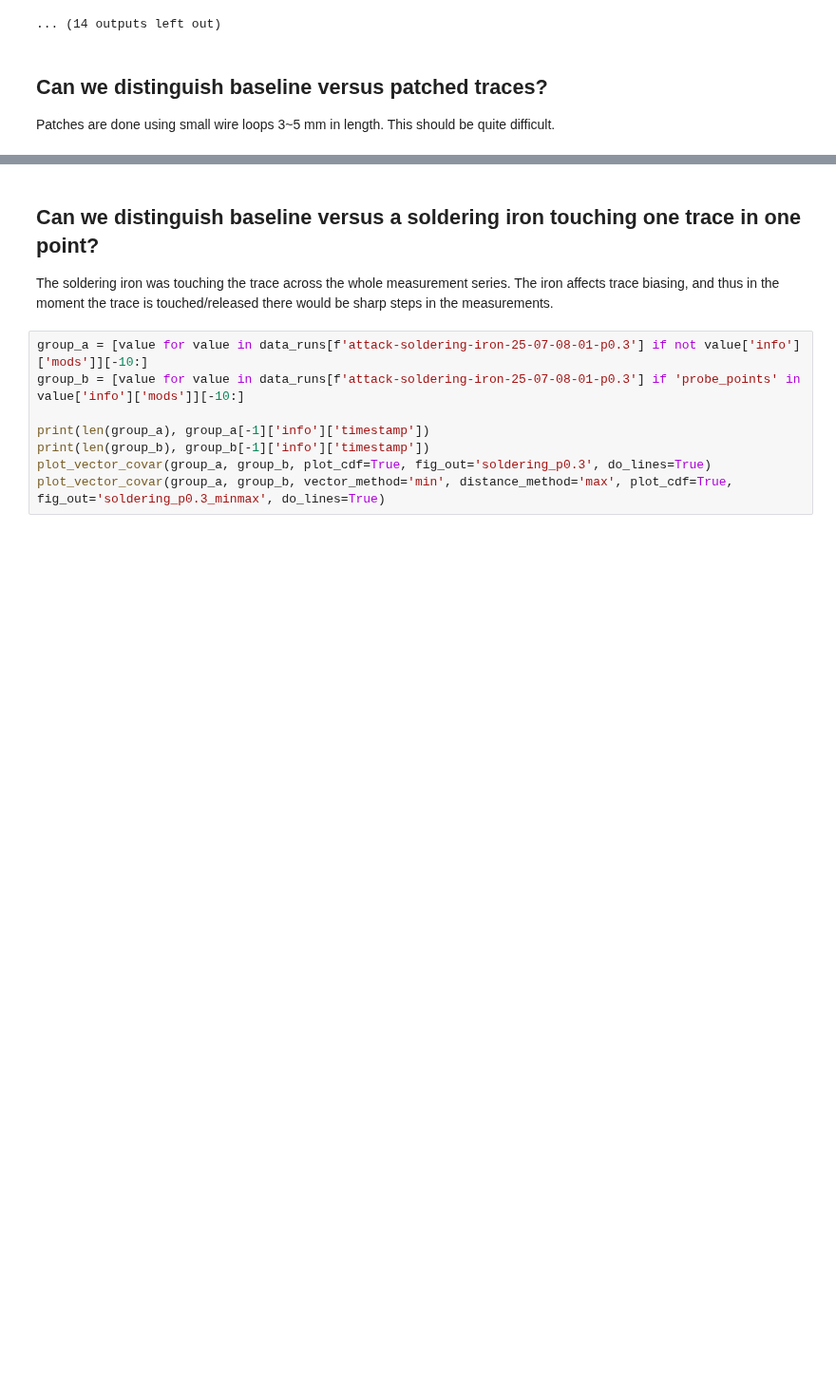
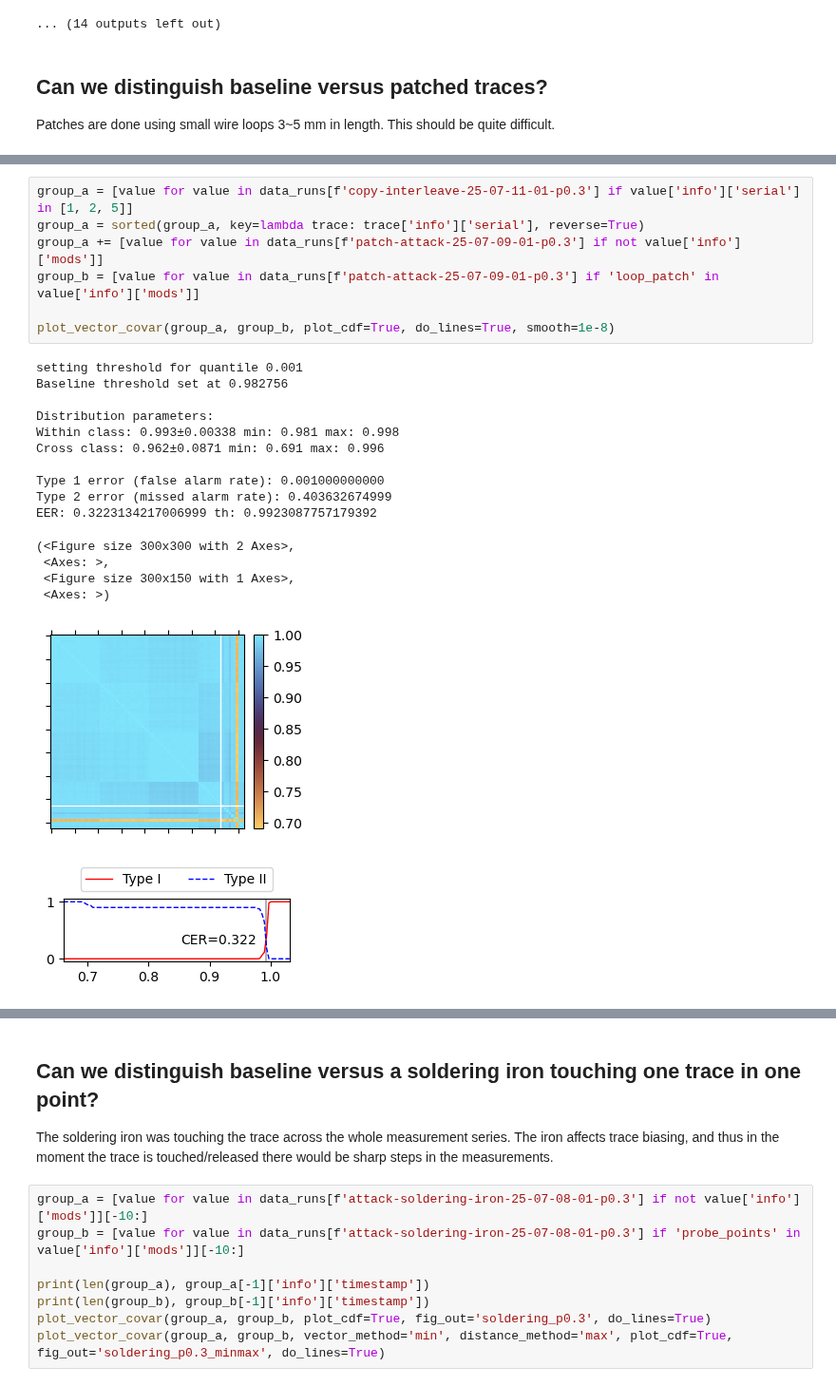
Before and after one commit to jaseg/sampling-mesh-monitor, a Jupyter notebook: jupyter_notebooks/classifier_tests.ipynb, the cells around one changed output, grey strips where cells are left out. Shown at 95% size. Drawn from its saved outputs; the diff is of its cells as text; blank space fills up the shorter version.

```diff
--- a/jupyter_notebooks/classifier_tests.ipynb
+++ b/jupyter_notebooks/classifier_tests.ipynb
@@ -1302,3 +1326,27 @@ EER: 0.12000000000000001 th: 0.4415850066114029
 [figure]
 [figure]
 [figure]
+# %%
+group_a = [value for value in data_runs[f'copy-interleave-25-07-11-01-p0.3'] if value['info']['serial'] in [1, 2, 5]]
+group_a = sorted(group_a, key=lambda trace: trace['info']['serial'], reverse=True)
+group_a += [value for value in data_runs[f'patch-attack-25-07-09-01-p0.3'] if not value['info']['mods']]
+group_b = [value for value in data_runs[f'patch-attack-25-07-09-01-p0.3'] if 'loop_patch' in value['info']['mods']]
+
+plot_vector_covar(group_a, group_b, plot_cdf=True, do_lines=True, smooth=1e-8)
+# %% [output]
+setting threshold for quantile 0.001
+Baseline threshold set at 0.982756
+
+Distribution parameters:
+Within class: 0.993±0.00338 min: 0.981 max: 0.998
+Cross class: 0.962±0.0871 min: 0.691 max: 0.996
+
+Type 1 error (false alarm rate): 0.001000000000
+Type 2 error (missed alarm rate): 0.403632674999
+EER: 0.3223134217006999 th: 0.9923087757179392
+(<Figure size 300x300 with 2 Axes>,
+ <Axes: >,
+ <Figure size 300x150 with 1 Axes>,
+ <Axes: >)
+[figure, added]
+[figure, added]
```
Also changed, not shown: parts of 7 cells of this notebook, 20 other files.
